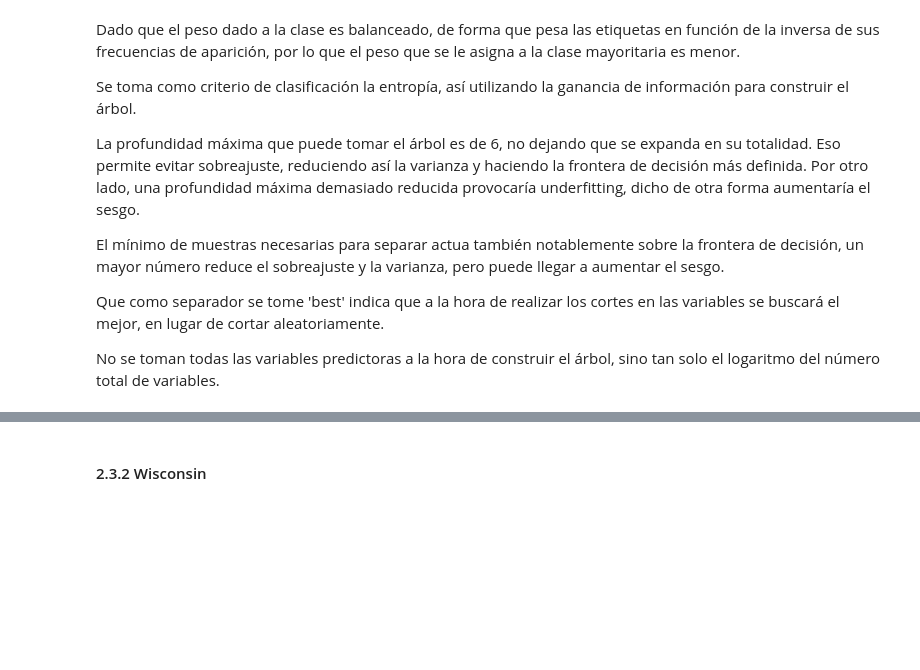
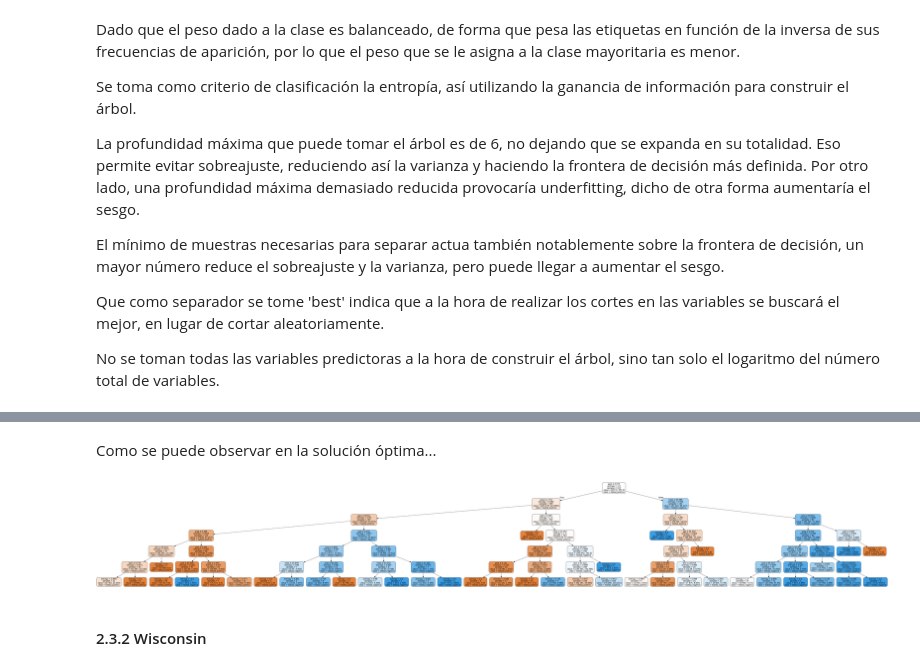
Before and after one commit to Mowstyl/docker-mineria, a Jupyter notebook: practica2/Practice2_ourP.ipynb, the cells around one changed output, grey strips where cells are left out. Cells and saved outputs as stored; diff of their text form; code cells hidden in the pictures; blank space fills up the shorter version.

```diff
--- a/practica2/Practice2_ourP.ipynb
+++ b/practica2/Practice2_ourP.ipynb
@@ -712,3 +730,12 @@ No se toman todas las variables predictoras a la hora de construir el árbol, si
+# %% [markdown]
+Como se puede observar en la solución óptima...
+# %%
+suboptParams = {'imputer__strategy': 'most_frequent', 'tree__criterion': 'entropy', 'tree__splitter': 'random',
+                'tree__max_depth': 6, 'tree__min_samples_split': 4, 'tree__max_features': 'sqrt',
+                'tree__class_weight': 'balanced', 'tree__random_state': 6470}
+imprimeArbol_('pima',suboptParams)
+# %% [output]
+[figure, added]
 # %% [markdown]
 #### 2.3.2 Wisconsin
 # %% [markdown]
```
Also changed, not shown: parts of 15 cells of this notebook, 1 other file.
